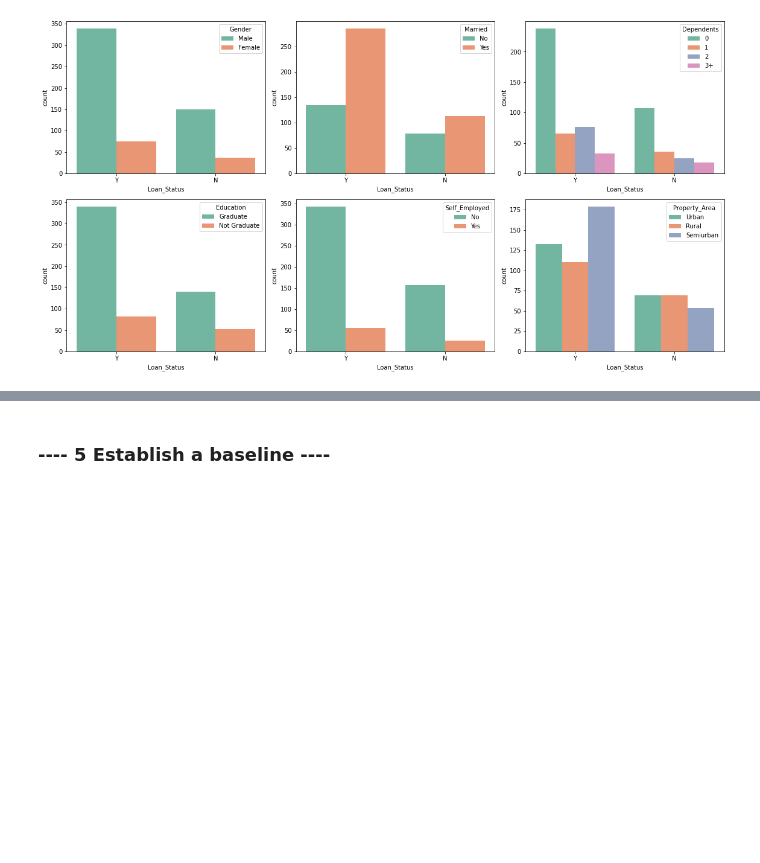
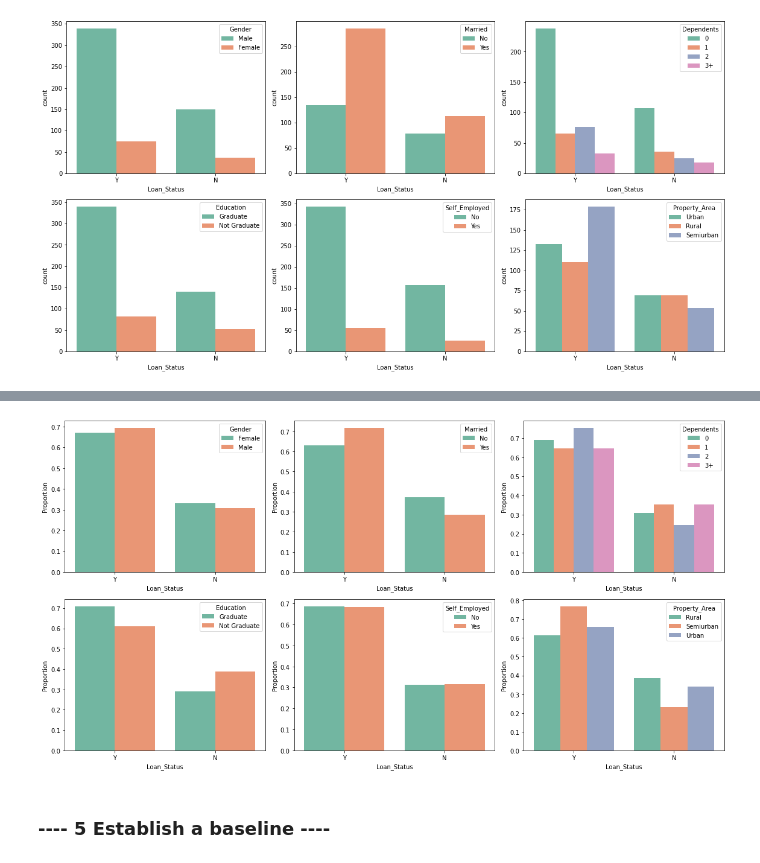
Before and after one commit to vbabashov/loan-classification, a Jupyter notebook: notebooks/loan_prediction.ipynb, the cells around one changed output, grey strips where cells are left out. Saved outputs shown, nothing was run; the diff lists cells and outputs as text; code cells hidden in the pictures; blank space fills up the shorter version.

```diff
--- a/notebooks/loan_prediction.ipynb
+++ b/notebooks/loan_prediction.ipynb
@@ -155,3 +163,16 @@ plt.show()
+# %%
+plt.figure (figsize= (16, 12))
+for count, value in enumerate(data.select_dtypes(include='object').columns.drop(['Loan_ID', 'Loan_Status'])):
+    plt.subplot(3, 3, count+1)
+    sns.barplot(data = data["Loan_Status"].groupby(data[value]).value_counts(normalize=True).reset_index(name='Proportion') ,
+                        x = 'Loan_Status',
+                        y = 'Proportion',
+                        hue = value,
+                        palette="Set2")
+plt.tight_layout()
+plt.show()
+# %% [output]
+[figure, added]
 # %% [markdown]
 ### ---- 5 Establish a baseline ----
 # %%
```
Also changed, not shown: parts of 1 cell of this notebook.
